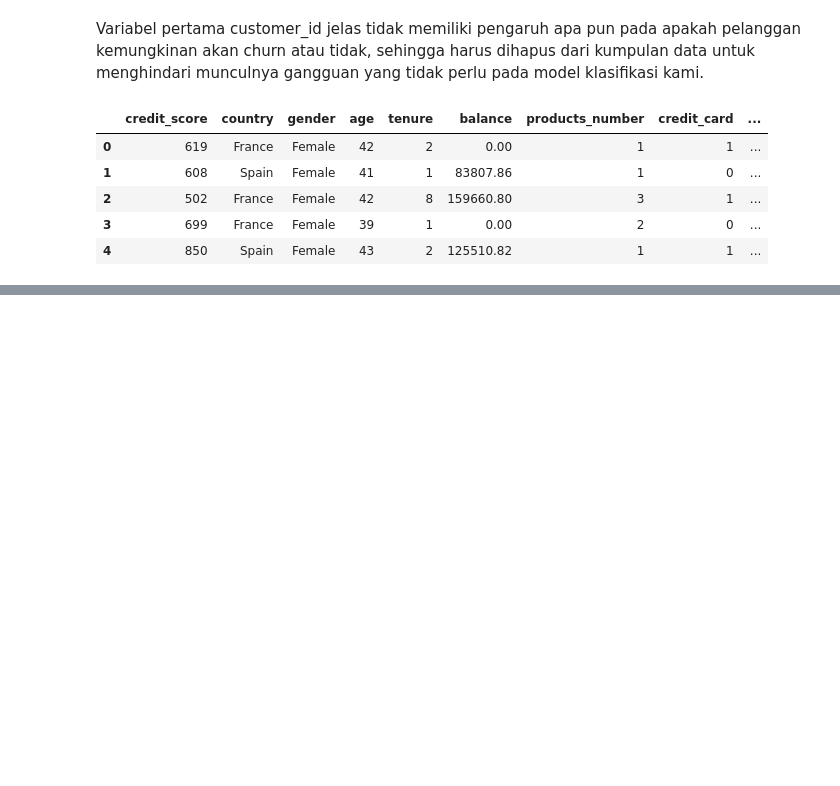
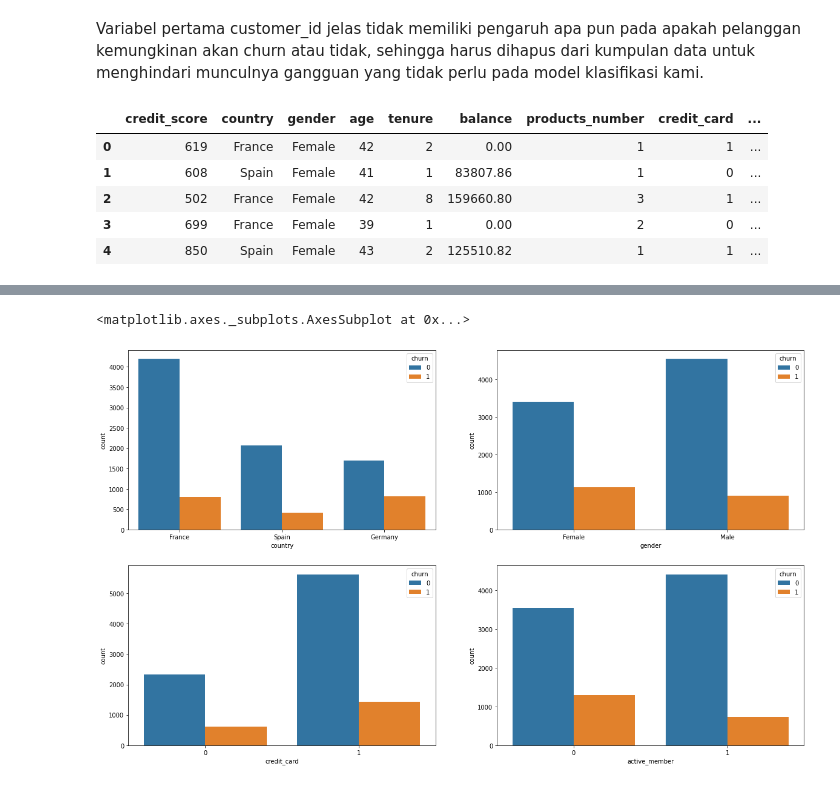
Before and after one commit to simonhosea/Project-Customer-Bank-Churn, a Jupyter notebook: Final_Project_Bank_Customer_Churn.ipynb, the cells around one changed output, grey strips where cells are left out. Saved outputs shown, nothing was run; the diff lists cells and outputs as text; code cells hidden in the pictures; blank space fills up the shorter version.

```diff
--- a/Final_Project_Bank_Customer_Churn.ipynb
+++ b/Final_Project_Bank_Customer_Churn.ipynb
@@ -117,0 +154,10 @@ df.head()
+# %%
+# We first review the 'Status' relation with categorical variables
+fig, axarr = plt.subplots(2, 2, figsize=(20, 12))
+sns.countplot(x='country', hue = 'churn',data = df, ax=axarr[0][0])
+sns.countplot(x='gender', hue = 'churn',data = df, ax=axarr[0][1])
+sns.countplot(x='credit_card', hue = 'churn',data = df, ax=axarr[1][0])
+sns.countplot(x='active_member', hue = 'churn',data = df, ax=axarr[1][1])
+# %% [output]
+<matplotlib.axes._subplots.AxesSubplot at 0x...>
+[figure, added]
```
Also changed, not shown: parts of 5 cells of this notebook.
